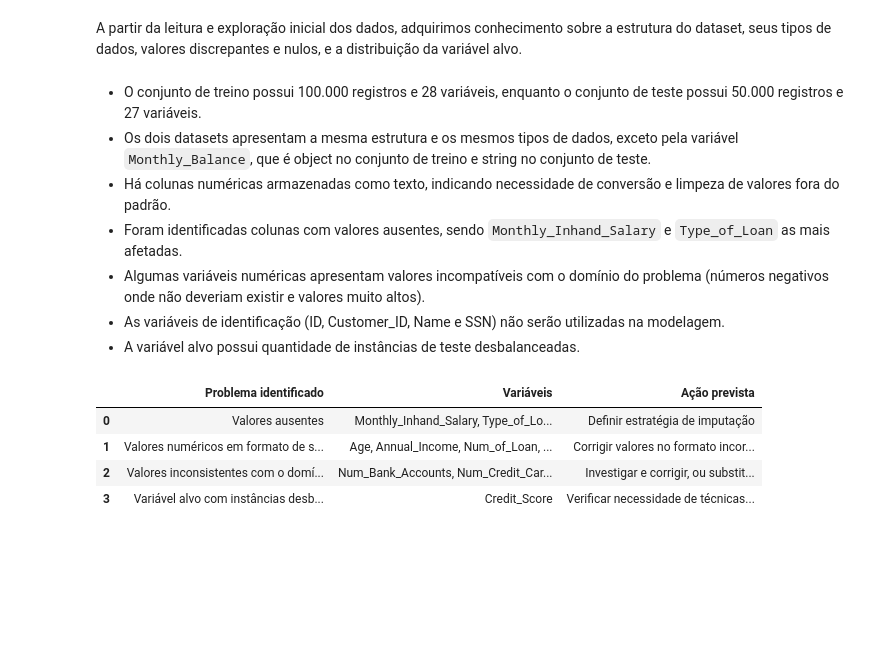
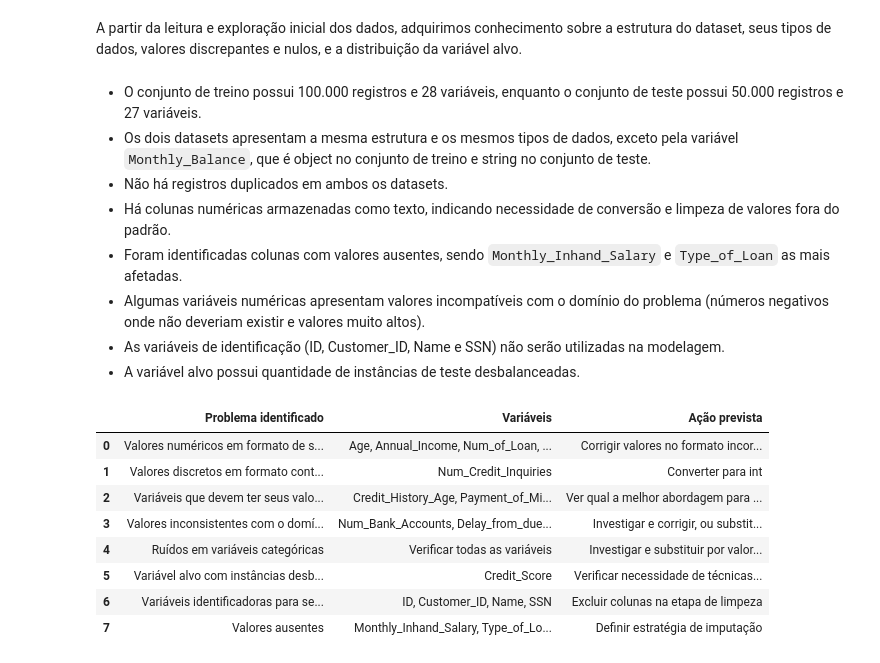
Before and after one commit to simires/Credit-Score-Classification, a Jupyter notebook: notebooks/01-leitura_e_exploracao.ipynb, the cells around one changed output. Cells and saved outputs as stored; diff of their text form; code cells hidden in the pictures; blank space fills up the shorter version.

Commit message:
adicona notebook de limpeza e os artefatos gerados nesta etapa, e modificações feitas no notebook de leitura

```diff
--- a/notebooks/01-leitura_e_exploracao.ipynb
+++ b/notebooks/01-leitura_e_exploracao.ipynb
@@ -413,30 +413,45 @@ A partir da leitura e exploração inicial dos dados, adquirimos conhecimento so
 # %% [markdown]
 - O conjunto de treino possui 100.000 registros e 28 variáveis, enquanto o conjunto de teste possui 50.000 registros e 27 variáveis.
 - Os dois datasets apresentam a mesma estrutura e os mesmos tipos de dados, exceto pela variável `Monthly_Balance`, que é object no conjunto de treino e string no conjunto de teste.
+- Não há registros duplicados em ambos os datasets.
 - Há colunas numéricas armazenadas como texto, indicando necessidade de conversão e limpeza de valores fora do padrão.
 - Foram identificadas colunas com valores ausentes, sendo `Monthly_Inhand_Salary` e `Type_of_Loan` as mais afetadas.
 - Algumas variáveis numéricas apresentam valores incompatíveis com o domínio do problema (números negativos onde não deveriam existir e valores muito altos).
 - As variáveis de identificação (ID, Customer_ID, Name e SSN) não serão utilizadas na modelagem.
 - A variável alvo possui quantidade de instâncias de teste desbalanceadas.
 # %%
+alvo = dicionario.query("Papel == 'alvo'")["Variável"].values[0]
+
+identificadores = ", ".join(
+    dicionario.query("Papel == 'identificador'")["Variável"]
+)
+
 achados_etapa_1 = pd.DataFrame([
 
-    ['Valores ausentes', 'Monthly_Inhand_Salary, Type_of_Loan, Name, Credit_History_Age, Num_of_Delayed_Payment, Amount_invested_monthly, Num_Credit_Inquiries, Monthly_Balance', 'Definir estratégia de imputação'],
-    ['Valores numéricos em formato de string', 'Age, Annual_Income, Num_of_Loan, Num_of_Delayed_Payment, Changed_Credit_Limit, Outstanding_Debt, Amount_invested_monthly', 'Corrigir valores no formato incorreto e converter para número'],
-    ['Valores inconsistentes com o domínio do problema', 'Num_Bank_Accounts, Num_Credit_Card, Delay_from_due_date', 'Investigar e corrigir, ou substituir por valores ausentes'],
-    ['Variável alvo com instâncias desbalanceadas', 'Credit_Score', 'Verificar necessidade de técnicas para balanceamento durante a modelagem, ou validação cruzada'],
+    ['Valores numéricos em formato de string', 'Age, Annual_Income, Num_of_Loan, Num_of_Delayed_Payment, Changed_Credit_Limit, Outstanding_Debt, Amount_invested_monthly, Monthly_Balance', 'Corrigir valores no formato incorreto e converter para número'],
+    ['Valores discretos em formato contínuo', 'Num_Credit_Inquiries', 'Converter para int'],
+    ['Variáveis que devem ter seus valores transformados', 'Credit_History_Age, Payment_of_Min_Amount', 'Ver qual a melhor abordagem para cada caso'],
+    ['Valores inconsistentes com o domínio do problema', 'Num_Bank_Accounts, Delay_from_due_date', 'Investigar e corrigir, ou substituir por valores ausentes'],
+    ['Ruídos em variáveis categóricas', 'Verificar todas as variáveis', 'Investigar e substituir por valores ausentes'],
+    ['Variável alvo com instâncias desbalanceadas', alvo, 'Verificar necessidade de técnicas para balanceamento durante a modelagem, ou validação cruzada'],
+    ['Variáveis identificadoras para serem excluídas', identificadores, 'Excluir colunas na etapa de limpeza'],
+    ['Valores ausentes', 'Monthly_Inhand_Salary, Type_of_Loan, Name, Credit_History_Age, Num_of_Delayed_Payment, Amount_invested_monthly, Num_Credit_Inquiries, Monthly_Balance', 'Definir estratégia de imputação']
 
 ], columns=['Problema identificado', 'Variáveis', 'Ação prevista'])
 
 # forçando pandas a mostrar todo o conteúdo das células
 pd.set_option('display.max_colwidth', None)
 
 achados_etapa_1.to_csv('../data/external/achados_etapa_1.csv', index=False)
 
 achados_etapa_1
 # %% [output]
 |  | Problema identificado | Variáveis | Ação prevista |
-| 0 | Valores ausentes | Monthly_Inhand_Salary, Type_of_Lo... | Definir estratégia de imputação |
-| 1 | Valores numéricos em formato de s... | Age, Annual_Income, Num_of_Loan, ... | Corrigir valores no formato incor... |
-| 2 | Valores inconsistentes com o domí... | Num_Bank_Accounts, Num_Credit_Car... | Investigar e corrigir, ou substit... |
-| 3 | Variável alvo com instâncias desb... | Credit_Score | Verificar necessidade de técnicas... |
+| 0 | Valores numéricos em formato de s... | Age, Annual_Income, Num_of_Loan, ... | Corrigir valores no formato incor... |
+| 1 | Valores discretos em formato cont... | Num_Credit_Inquiries | Converter para int |
+| 2 | Variáveis que devem ter seus valo... | Credit_History_Age, Payment_of_Mi... | Ver qual a melhor abordagem para ... |
+| 3 | Valores inconsistentes com o domí... | Num_Bank_Accounts, Delay_from_due... | Investigar e corrigir, ou substit... |
+| 4 | Ruídos em variáveis categóricas | Verificar todas as variáveis | Investigar e substituir por valor... |
+| 5 | Variável alvo com instâncias desb... | Credit_Score | Verificar necessidade de técnicas... |
+| 6 | Variáveis identificadoras para se... | ID, Customer_ID, Name, SSN | Excluir colunas na etapa de limpeza |
+| 7 | Valores ausentes | Monthly_Inhand_Salary, Type_of_Lo... | Definir estratégia de imputação |
```
Also changed, not shown: parts of 1 cell of this notebook, 6 other files.
